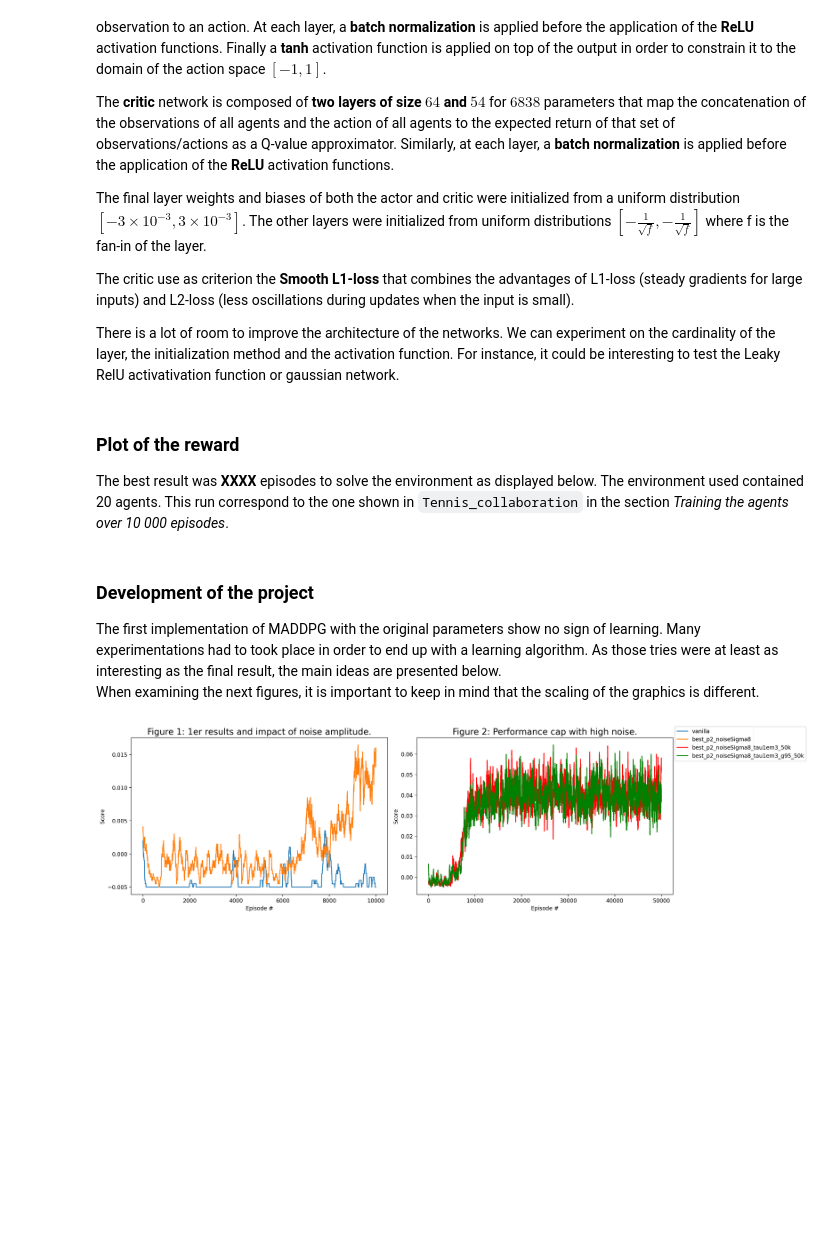
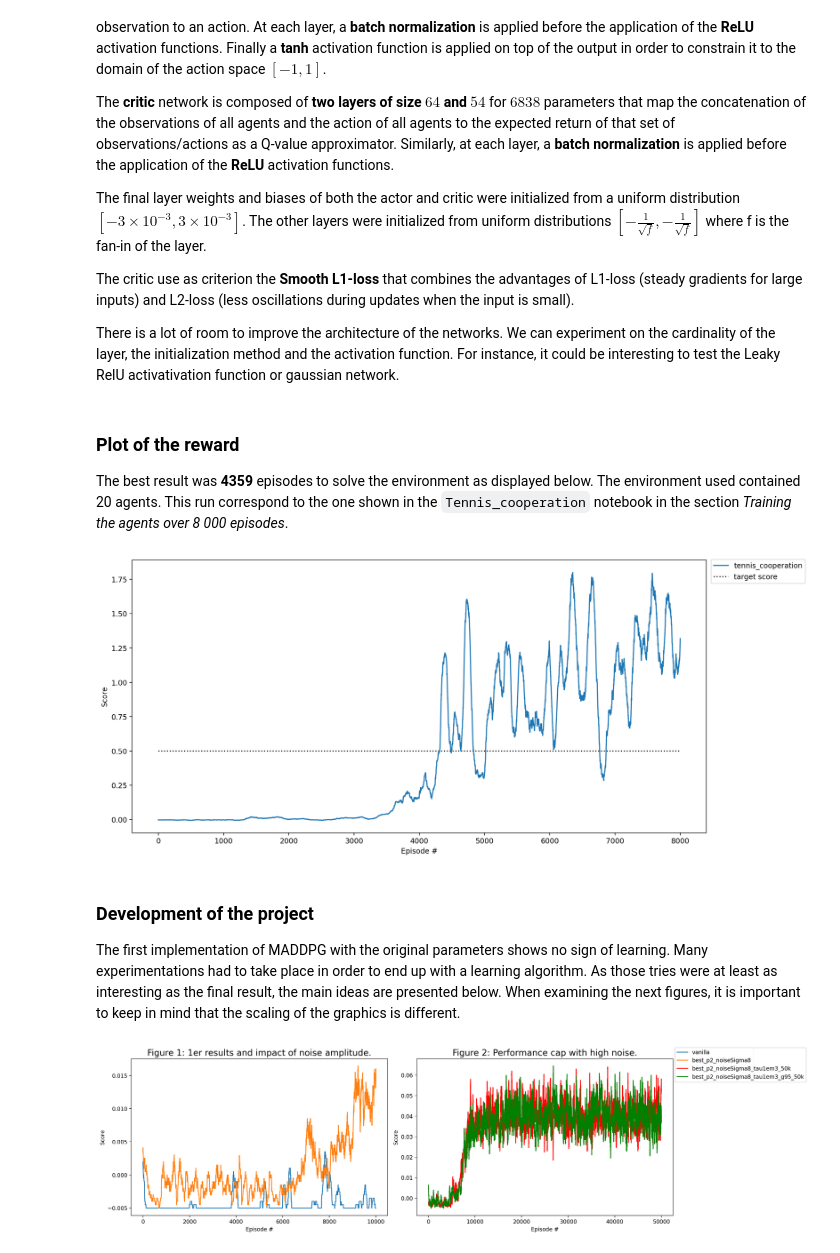
Before and after one commit to PierreMsy/DRL_cooperation, a Jupyter notebook: Report.ipynb, the cells around one changed output. Drawn from its saved outputs; the diff is of its cells as text; code cells hidden in the pictures; blank space fills up the shorter version.

Commit message:
[nb] Report adjustments. Add new best score. Add explanation to the devlopement of the project (Figures 7 & 8).

```diff
--- a/Report.ipynb
+++ b/Report.ipynb
@@ -77,14 +77,16 @@ There is a lot of room to improve the architecture of the networks. We can exper
 # %% [markdown]
 ### Plot of the reward
 
-The best result was **XXXX** episodes to solve the environment as displayed below. The environment used contained 20 agents. This run correspond to the one shown in `Tennis_collaboration` in the section *Training the agents over 10 000 episodes*.
+The best result was **4359** episodes to solve the environment as displayed below. The environment used contained 20 agents. This run correspond to the one shown in the `Tennis_cooperation` notebook in the section *Training the agents over 8 000 episodes*.
 # %%
-score = load_scores(key='my_key')
-plot_scores(score, window_size=100,target_score=.5)
+score = load_scores(keys='tennis_cooperation')
+plot_scores(score, window_size=100, target_score=.5)
+# %% [output]
+[figure, added]
 # %% [markdown]
 ### Development of the project
 
-The first implementation of MADDPG with the original parameters show no sign of learning. Many experimentations had to took place in order to end up with a learning algorithm. As those tries were at least as interesting as the final result, the main ideas are presented below.
+The first implementation of MADDPG with the original parameters shows no sign of learning. Many experimentations had to take place in order to end up with a learning algorithm. As those tries were at least as interesting as the final result, the main ideas are presented below.
 When examining the next figures, it is important to keep in mind that the scaling of the graphics is different.
 # %%
 fig, axes = plt.subplots(1,2,figsize=(15,5), dpi=175)
```
Also changed, not shown: parts of 8 cells of this notebook.
